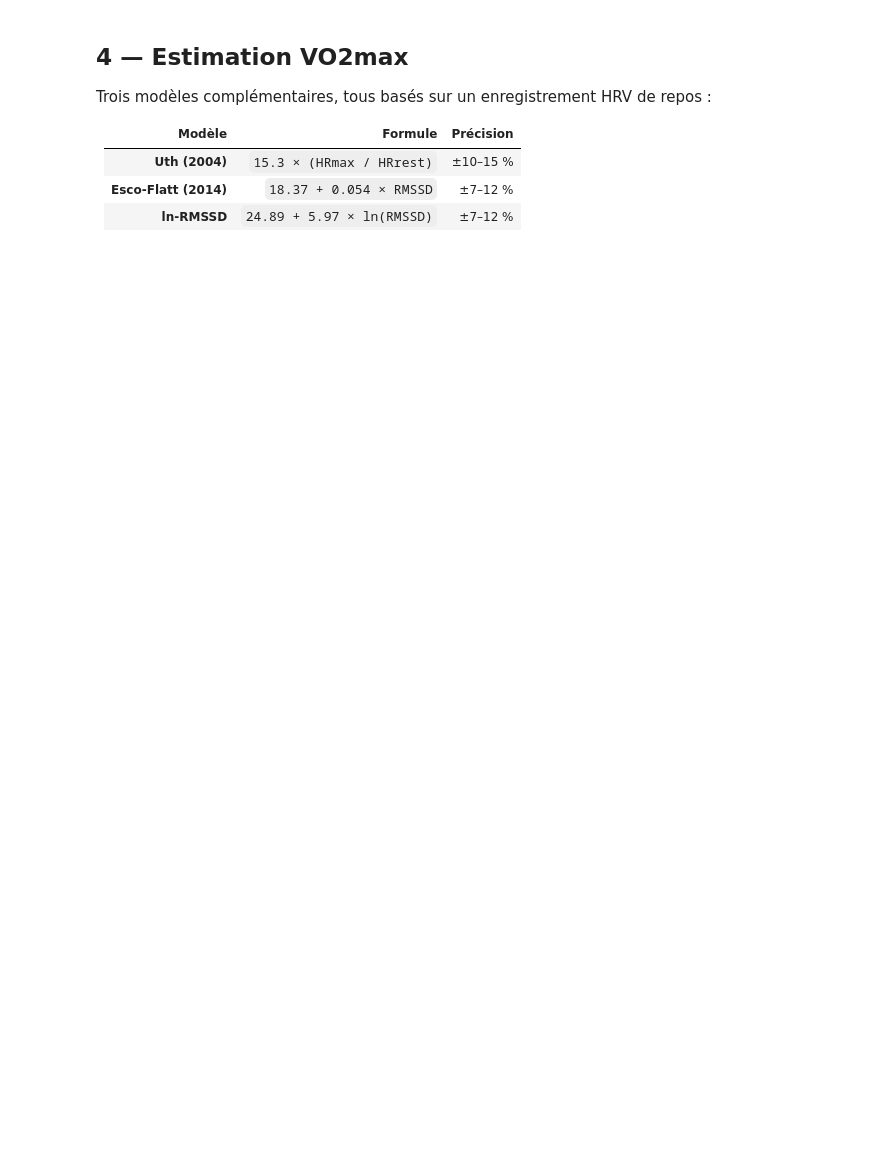
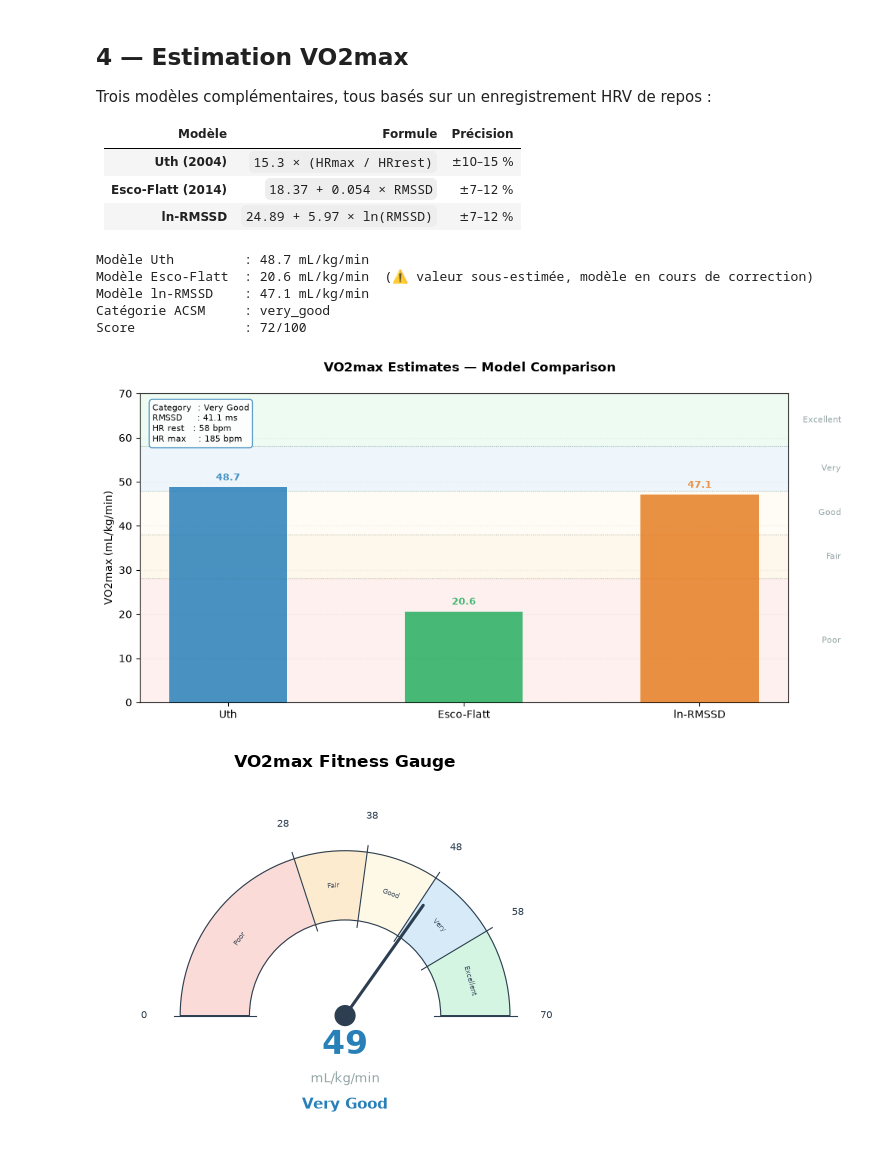
Before and after one commit to JulienMilon-DevSecOps/cardiolab, a Jupyter notebook: notebooks/05_other_protocols.ipynb, the cells around one changed output. Drawn from its saved outputs; the diff is of its cells as text; code cells hidden in the pictures; blank space fills up the shorter version.

```diff
--- a/notebooks/05_other_protocols.ipynb
+++ b/notebooks/05_other_protocols.ipynb
@@ -139,34 +162,46 @@ Trois modèles complémentaires, tous basés sur un enregistrement HRV de repos
 # %%
 from pathlib import Path
 
 import cardiolab
 from cardiolab.sensors_tools.polar import parse_rr_file
 from cardiolab.visualization.vo2max_plots import (
     plot_vo2max_comparison,
     plot_vo2max_gauge,
 )
 
 DATASETS_DIR = Path(cardiolab.__file__).parent / "datasets"
 
 # Utiliser une vraie session repos pour VO2max
 raw = parse_rr_file(sorted((DATASETS_DIR / "raw" / "resting").glob("*.txt"))[0])
-rr_rest = RRSeries(raw["rr_intervals"]).remove_outliers()
+rr_rest, _ = RRSeries(raw["rr_intervals"]).correct_artifacts()
 
-result_vo2 = vo2max_from_hrv(rr_rest, hr_max=185.0, hr_rest=rr_rest.mean_hr)
-score_vo2 = vo2max_score(result_vo2.vo2max_esco_flatt)
+# FC de repos lue dans la mesure ; FC max à renseigner (profil)
+result_vo2 = vo2max_from_hrv(rr_rest, hr_max=185.0)
+# Modèle de Uth (FC max / FC repos) — le modèle RMSSD (Esco-Flatt) est en cours de correction
+score_vo2 = vo2max_score(result_vo2.vo2max_uth)
 
 print(
     f"Modèle Uth         : {result_vo2.vo2max_uth:.1f} mL/kg/min"
     if result_vo2.vo2max_uth
     else "Modèle Uth         : (HRmax requis)"
 )
-print(f"Modèle Esco-Flatt  : {result_vo2.vo2max_esco_flatt:.1f} mL/kg/min")
+print(
+    f"Modèle Esco-Flatt  : {result_vo2.vo2max_esco_flatt:.1f} mL/kg/min  (⚠️ valeur sous-estimée, modèle en cours de correction)"
+)
 print(f"Modèle ln-RMSSD    : {result_vo2.vo2max_ln_rmssd:.1f} mL/kg/min")
 print(f"Catégorie ACSM     : {result_vo2.fitness_category}")
 print(f"Score              : {score_vo2:.0f}/100")
 
 fig = plot_vo2max_comparison(result_vo2)
 plt.show()
 
 fig = plot_vo2max_gauge(result_vo2)
 plt.show()
+# %% [output]
+Modèle Uth         : 48.7 mL/kg/min
+Modèle Esco-Flatt  : 20.6 mL/kg/min  (⚠️ valeur sous-estimée, modèle en cours de correction)
+Modèle ln-RMSSD    : 47.1 mL/kg/min
+Catégorie ACSM     : very_good
+Score              : 72/100
+[figure, added]
+[figure, added]
```
Also changed, not shown: parts of 4 cells of this notebook, 2 other files.
